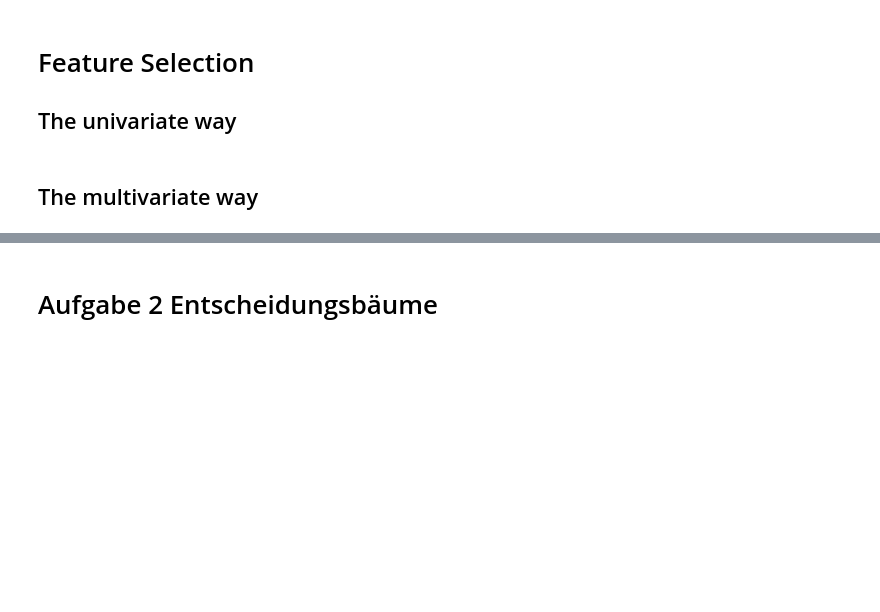
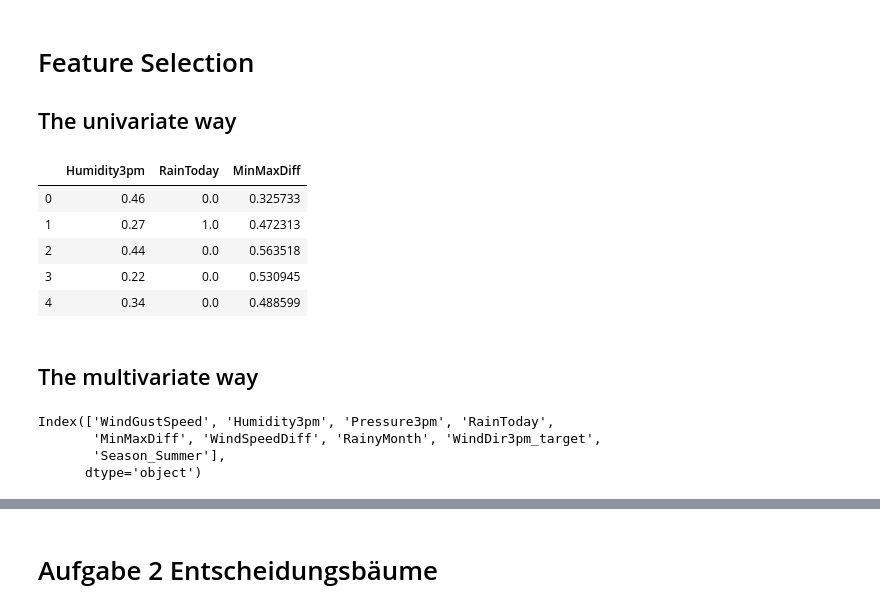
Before and after one commit to tobirohrer/data-mining, a Jupyter notebook: Tobi/Booklet1.ipynb, the cells around one changed output, grey strips where cells are left out. Saved outputs shown, nothing was run; the diff lists cells and outputs as text; code cells hidden in the pictures; blank space fills up the shorter version.

```diff
--- a/Tobi/Booklet1.ipynb
+++ b/Tobi/Booklet1.ipynb
@@ -210,25 +211,32 @@ X_test = pd.DataFrame(np.array(X_test), columns=cols)
 
 ## The univariate way
 # %%
-NUM_FEATURES_TO_SELECT = 10
+NUM_FEATURES_TO_SELECT = 3
 
 selector = SelectKBest(f_classif, k=NUM_FEATURES_TO_SELECT)
 
 X_new = selector.fit_transform(X_train, y_train)
 
 selected_features = pd.DataFrame(selector.inverse_transform(X_new),
                                  index=X_train.index,
                                  columns=X_train.columns)
 
 selected_columns = selected_features.columns[selected_features.var() != 0]
 
 X_train[selected_columns].head()
+# %% [output]
+|  | Humidity3pm | RainToday | MinMaxDiff |
+| 0 | 0.46 | 0.0 | 0.325733 |
+| 1 | 0.27 | 1.0 | 0.472313 |
+| 2 | 0.44 | 0.0 | 0.563518 |
+| 3 | 0.22 | 0.0 | 0.530945 |
+| 4 | 0.34 | 0.0 | 0.488599 |
 # %% [markdown]
 ## The multivariate way
 # %%
 # Regularisation strengh is set by regularization parameter C.
 # Note: the lower C, the higher the regularization
-logistic = LogisticRegression(C=0.05, penalty="l1", solver='liblinear', max_iter=10000, random_state=7).fit(X_train, y_train)
+logistic = LogisticRegression(C=0.01, penalty="l1", solver='liblinear', max_iter=10000, random_state=7).fit(X_train, y_train)
 model = SelectFromModel(logistic, prefit=True)
 
 X_new = model.transform(X_train)
@@ -240,6 +248,11 @@ selected_features = pd.DataFrame(model.inverse_transform(X_new),
 # Dropped columns have values of all 0s, keep other columns
 selected_columns = selected_features.columns[selected_features.var() != 0]
 selected_columns
+# %% [output]
+Index(['WindGustSpeed', 'Humidity3pm', 'Pressure3pm', 'RainToday',
+       'MinMaxDiff', 'WindSpeedDiff', 'RainyMonth', 'WindDir3pm_target',
+       'Season_Summer'],
+      dtype='object')
 # %%
 # getting accuracy for a logistic regression model
 logistic = LogisticRegression().fit(X_train[selected_columns], y_train)
```
Also changed, not shown: parts of 7 cells of this notebook.
